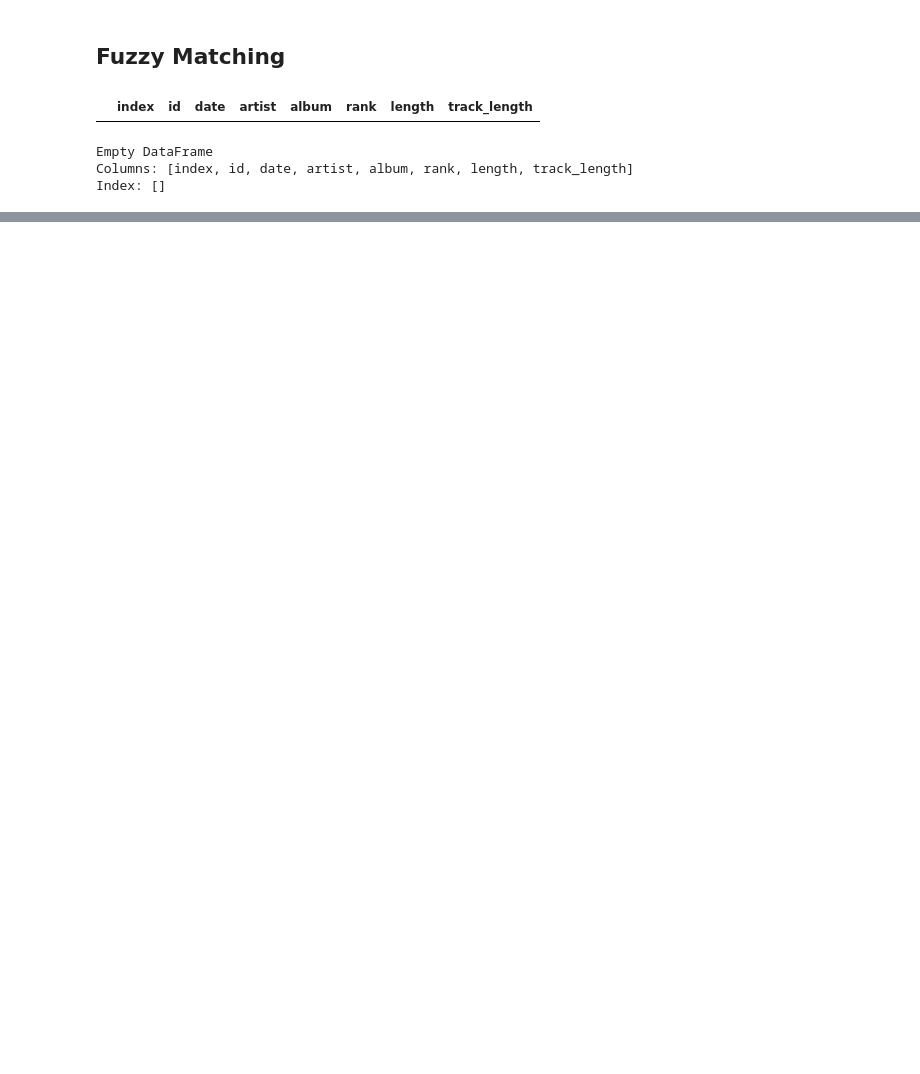
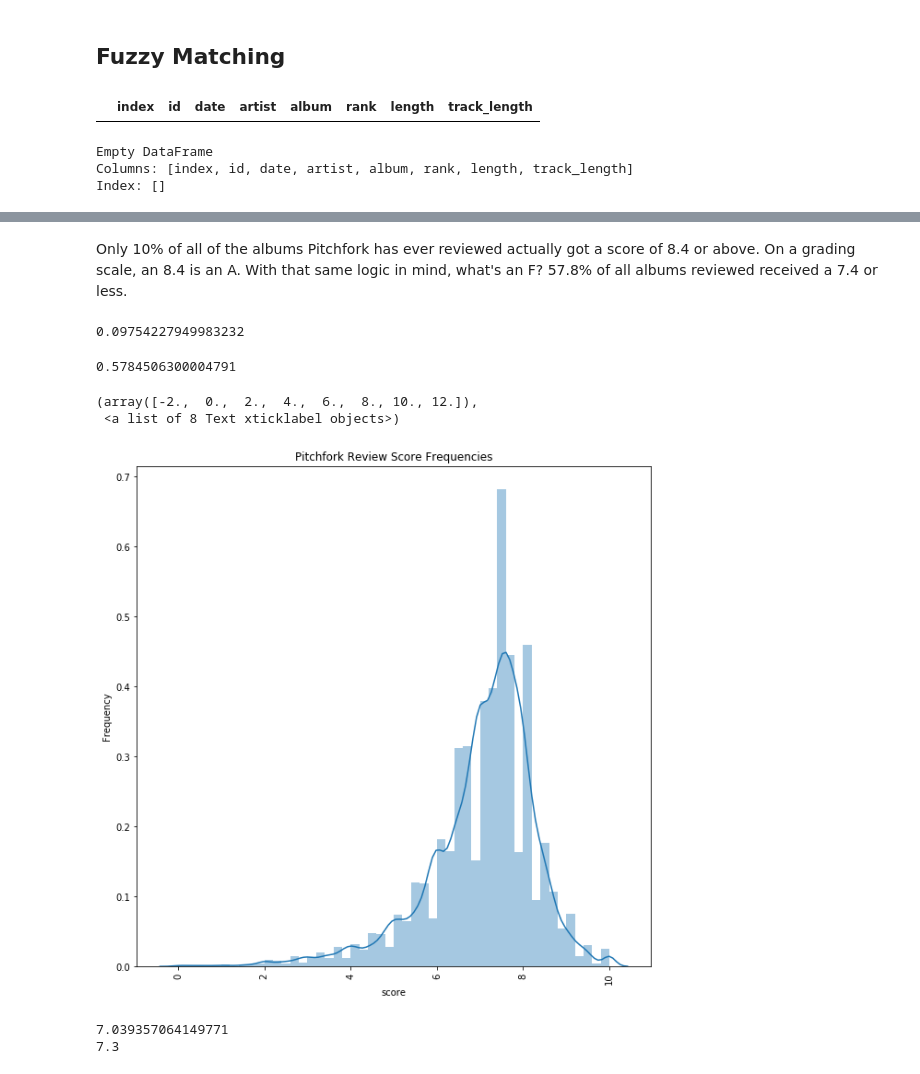
Before and after one commit to aschoettler/int15-spotify, a Jupyter notebook: Final Project.ipynb, the cells around one changed output, grey strips where cells are left out. Cells and saved outputs as stored; diff of their text form; code cells hidden in the pictures; blank space fills up the shorter version.

```diff
--- a/Final Project.ipynb
+++ b/Final Project.ipynb
@@ -585,0 +337,2 @@ checked_df = final_df[final_df['artist_x'] != final_df['artist_y']]
+# %% [markdown]
+Only 10% of all of the albums Pitchfork has ever reviewed actually got a score of 8.4 or above. On a grading scale, an 8.4 is an A. With that same logic in mind, what's an F? 57.8% of all albums reviewed received a 7.4 or less.
@@ -585,0 +341,4 @@ checked_df = final_df[final_df['artist_x'] != final_df['artist_y']]
+# %%
+print(len(blahblahblah)/(len(pitchfork)))
+# %% [output]
+0.09754227949983232
@@ -585,0 +347,21 @@ checked_df = final_df[final_df['artist_x'] != final_df['artist_y']]
+# %%
+print(len(blahblahblah)/(len(pitchfork)))
+# %% [output]
+0.5784506300004791
+# %%
+plt.figure(figsize = [10,10])
+plt.title("Pitchfork Review Score Frequencies") #title for subplots
+#plt.xlabel("Genre") #title for x axis
+plt.ylabel("Frequency") #title for y axis
+sns.distplot(pitchfork['score'])
+plt.xticks(rotation='vertical')
+# %% [output]
+(array([-2.,  0.,  2.,  4.,  6.,  8., 10., 12.]),
+ <a list of 8 Text xticklabel objects>)
+[figure, added]
+# %%
+print(pitchfork['score'].mean())
+print(pitchfork['score'].median())
+# %% [output]
+7.039357064149771
+7.3
```
Also changed, not shown: parts of 136 cells of this notebook, 1 other file.
